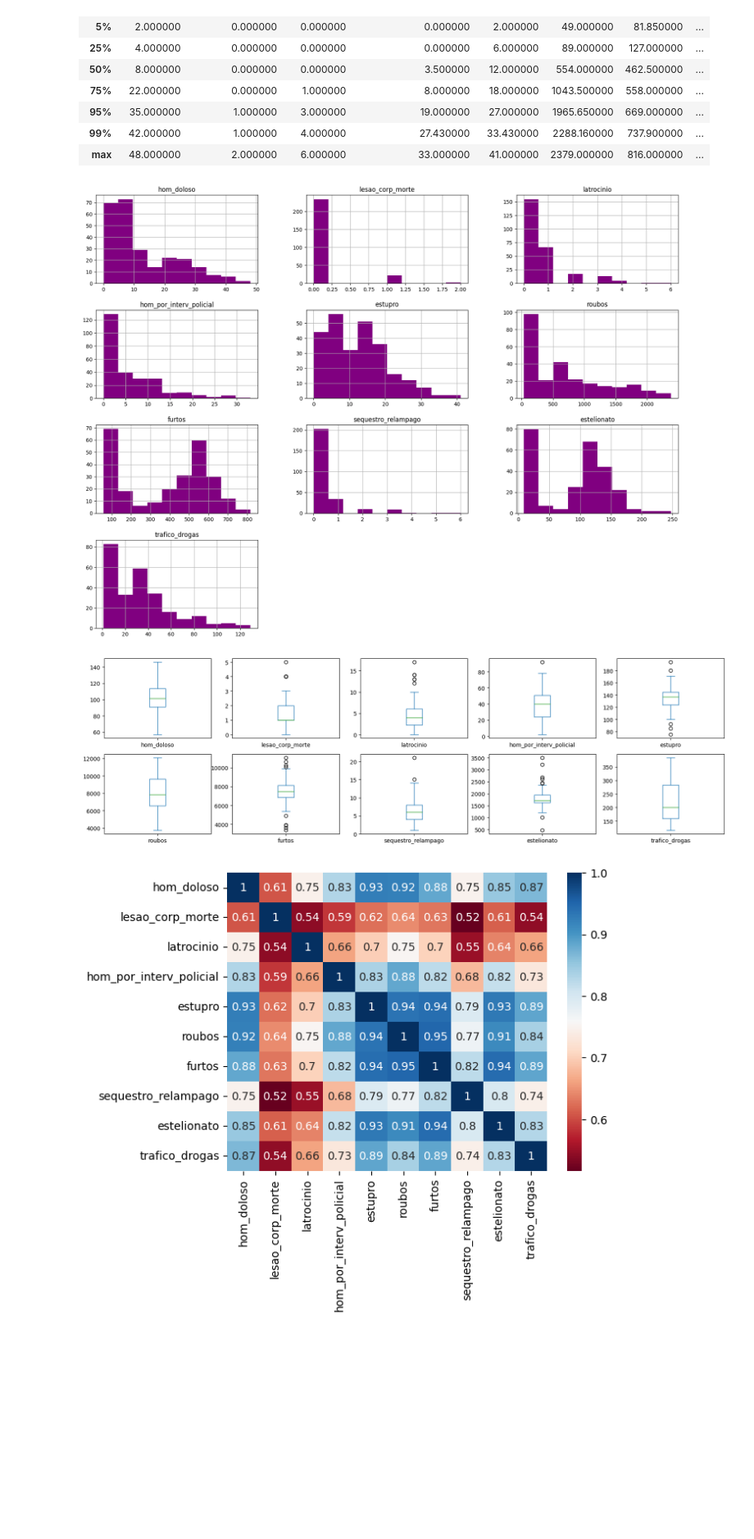
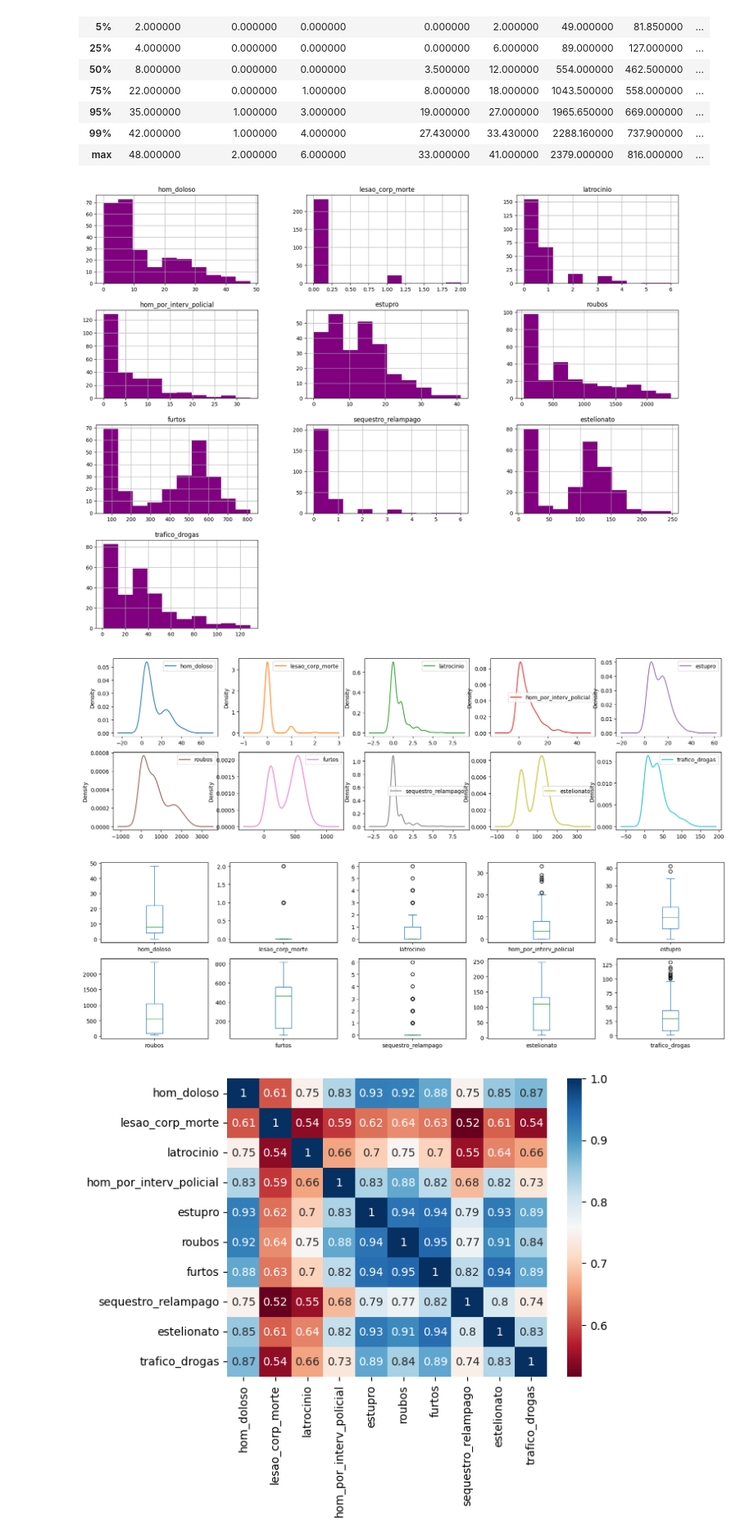
Before and after one commit to eccardoso/mvp-analise-de-dados-e-boas-praticas, a Jupyter notebook: MVP_Análise_de_Dados.ipynb, the cells around one changed output. Shown at 82% size. Drawn from its saved outputs; the diff is of its cells as text; code cells hidden in the pictures; blank space fills up the shorter version.

```diff
--- a/MVP_Análise_de_Dados.ipynb
+++ b/MVP_Análise_de_Dados.ipynb
@@ -261,9 +256,9 @@ plt.show()
 # %% [markdown]
 ## Análise por Capital
 # %%
-g1 = dataset.groupby('regiao')
-g11=g1.get_group('Capital')
-g11.describe(percentiles=[.05,.25,.75,.95,.99])
+agrupamento_regiao = dataset.groupby('regiao')
+agrupamento_capital=agrupamento_regiao.get_group('Capital')
+agrupamento_capital.describe(percentiles=[.05,.25,.75,.95,.99])
 # %% [output]
 |  | hom_doloso | lesao_corp_morte | latrocinio | hom_por_interv_policial | estupro | roubos | furtos | ... |
 | count | 86.000000 | 86.000000 | 86.000000 | 86.000000 | 86.000000 | 86.000000 | 86.000000 | ... |
@@ -355,8 +350,8 @@ plt.show()
 # %% [markdown]
 ## Análise por Grande Niteroi
 # %%
-g14=g1.get_group('Grande Niterói')
-g14.describe(percentiles=[.05,.25,.75,.95,.99])
+agrupamento_niteroi=g1.get_group('Grande Niterói')
+agrupamento_niteroi.describe(percentiles=[.05,.25,.75,.95,.99])
 # %% [output]
 |  | hom_doloso | lesao_corp_morte | latrocinio | hom_por_interv_policial | estupro | roubos | furtos | ... |
 | count | 258.000000 | 258.000000 | 258.000000 | 258.000000 | 258.000000 | 258.000000 | 258.000000 | ... |
@@ -371,15 +366,16 @@ g14.describe(percentiles=[.05,.25,.75,.95,.99])
 | 99% | 42.000000 | 1.000000 | 4.000000 | 27.430000 | 33.430000 | 2288.160000 | 737.900000 | ... |
 | max | 48.000000 | 2.000000 | 6.000000 | 33.000000 | 41.000000 | 2379.000000 | 816.000000 | ... |
 # %%
-g14clone=g11.iloc[:,4:]
-g14clone.head(10)
-g14.hist(figsize = (20,15),color="purple")
+#g14clone=g11.iloc[:,4:]
+#g14clone.head(10)
+agrupamento_niteroi.hist(figsize = (20,15),color="purple")
+agrupamento_niteroi.plot(kind = 'density', subplots = True, layout = (5,5), sharex = False, sharey = False, figsize = (20,15))
+agrupamento_niteroi.plot(kind = 'box', subplots = True, layout = (5,5), sharex = False, sharey = False, figsize = (20,15))
+
 plt.show()
-
-g14clone.plot(kind = 'box', subplots = True, layout = (5,5), sharex = False, sharey = False, figsize = (20,15))
-plt.show()
 # %% [output]
 [figure]
-[figure, old version]
+[figure, new version]
+[figure, added]
 # %%
 # Matriz de Correlação com Matplotlib Seaborn
```
Also changed, not shown: parts of 13 cells of this notebook.
